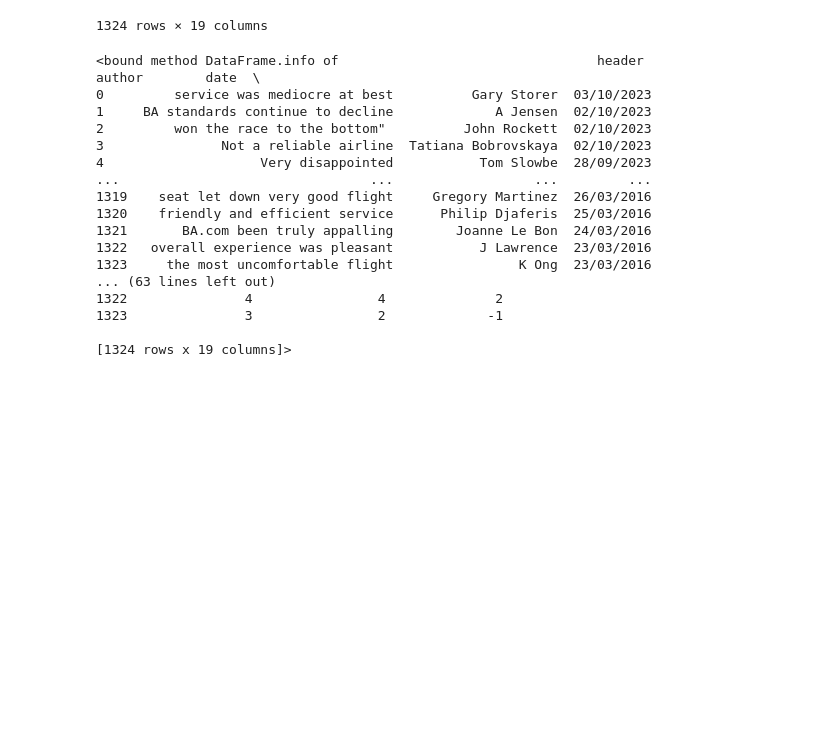
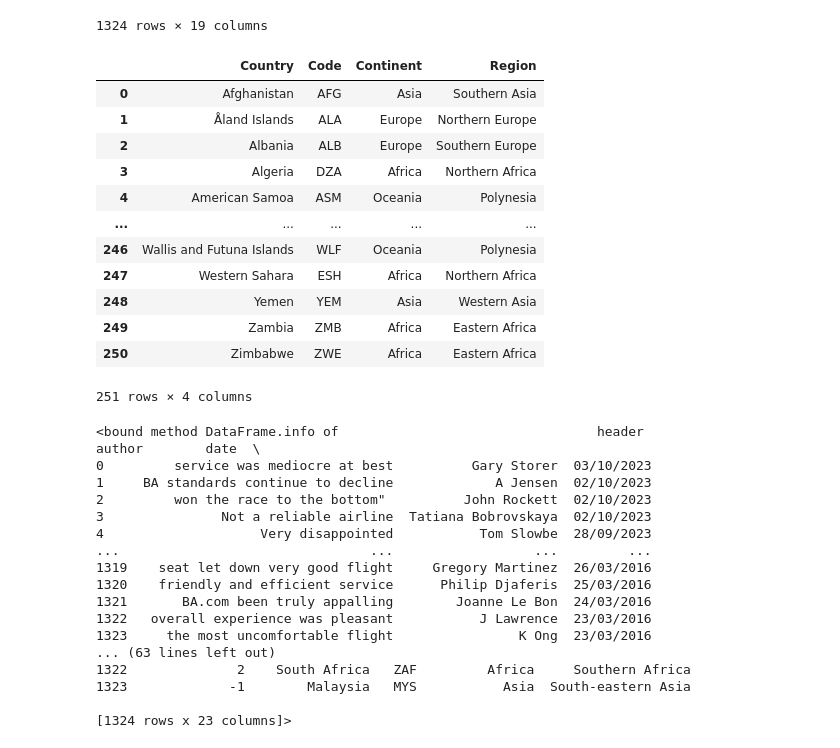
Before and after one commit to shilpakarumanchi/SentimentAnalysis, a Jupyter notebook: BA_cleaning.ipynb, the cells around one changed output. Cells and saved outputs as stored; diff of their text form; code cells hidden in the pictures; blank space fills up the shorter version.

```diff
--- a/BA_cleaning.ipynb
+++ b/BA_cleaning.ipynb
@@ -21,7 +19,27 @@ df
 | 1322 | overall experience was pleasant | J Lawrence | 23/03/2016 | South Africa | British Airways from Seattle to J... | Boeing 747-400 /A380 | Solo Leisure | Economy Class | SEA to JNB via LHR | 01/03/2016 | ... |
 | 1323 | the most uncomfortable flight | K Ong | 23/03/2016 | Malaysia | Gatwick to Amsterdam in Business ... | A320 | Solo Leisure | Business Class | LGW to AMS | 01/03/2016 | ... |
 1324 rows × 19 columns
+# %%
+#importing another data set that has information on Continent
+df2 = pd.read_csv(r"C:\Users\shilp\OneDrive\Desktop\python_prjts\Countries.csv")
+df2
+# %% [output]
+|  | Country | Code | Continent | Region |
+| 0 | Afghanistan | AFG | Asia | Southern Asia |
+| 1 | Åland Islands | ALA | Europe | Northern Europe |
+| 2 | Albania | ALB | Europe | Southern Europe |
+| 3 | Algeria | DZA | Africa | Northern Africa |
+| 4 | American Samoa | ASM | Oceania | Polynesia |
+| ... | ... | ... | ... | ... |
+| 246 | Wallis and Futuna Islands | WLF | Oceania | Polynesia |
+| 247 | Western Sahara | ESH | Africa | Northern Africa |
+| 248 | Yemen | YEM | Asia | Western Asia |
+| 249 | Zambia | ZMB | Africa | Eastern Africa |
+| 250 | Zimbabwe | ZWE | Africa | Eastern Africa |
+251 rows × 4 columns
 # %%
+#joining the two data sets based on Country
+df=pd.merge(df1,df2, left_on=['place'],right_on=['Country'])
 df.info
 # %% [output]
 <bound method DataFrame.info of                                 header               author        date  \
@@ -37,8 +55,8 @@ df.info
 1322   overall experience was pleasant           J Lawrence  23/03/2016
 1323     the most uncomfortable flight                K Ong  23/03/2016
 ... (63 lines left out)
-1322               4                4              2
-1323               3                2             -1
+1322              2    South Africa   ZAF         Africa     Southern Africa
+1323             -1        Malaysia   MYS           Asia  South-eastern Asia
 
-[1324 rows x 19 columns]>
+[1324 rows x 23 columns]>
 # %%
```
Also changed, not shown: parts of 20 cells of this notebook.
